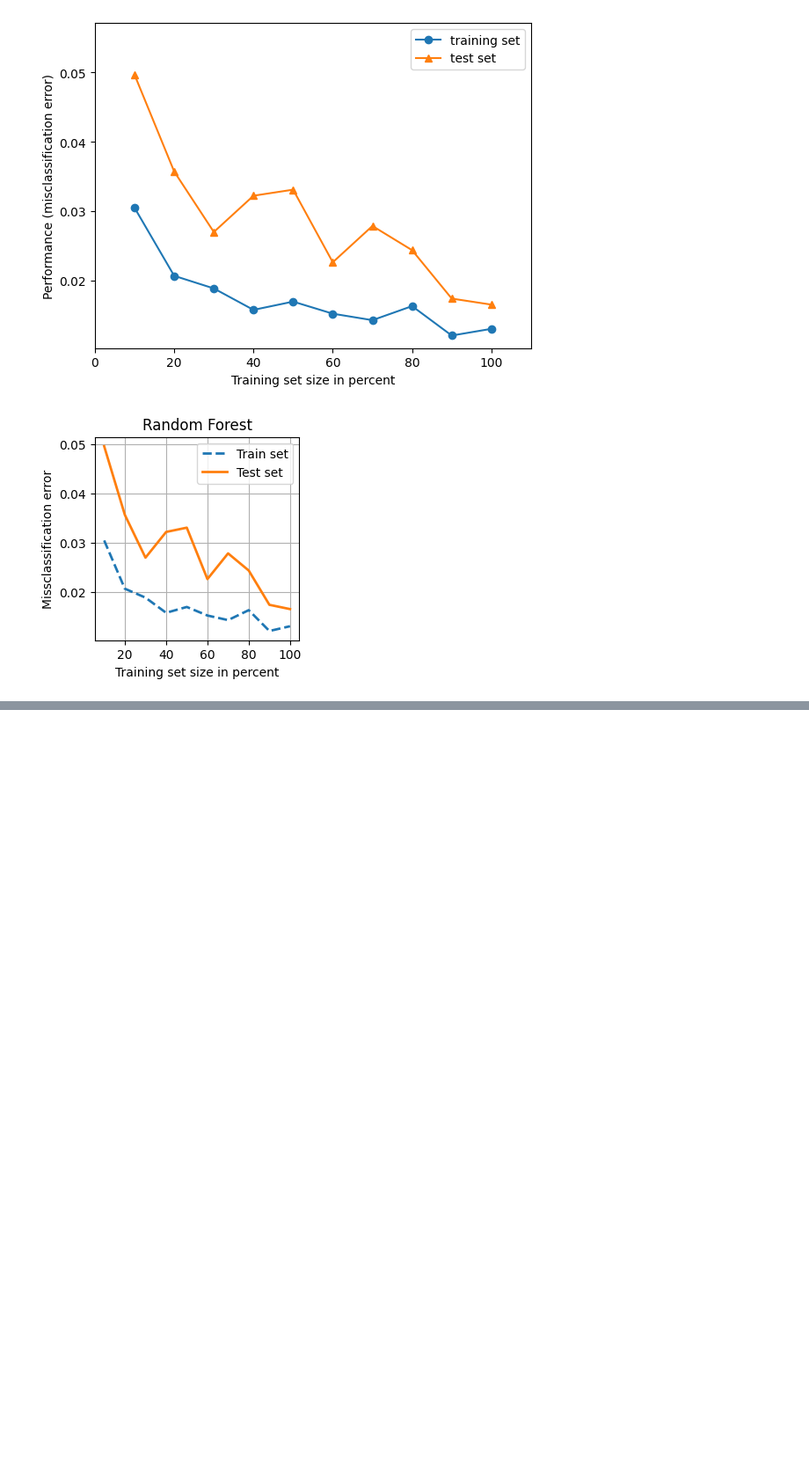
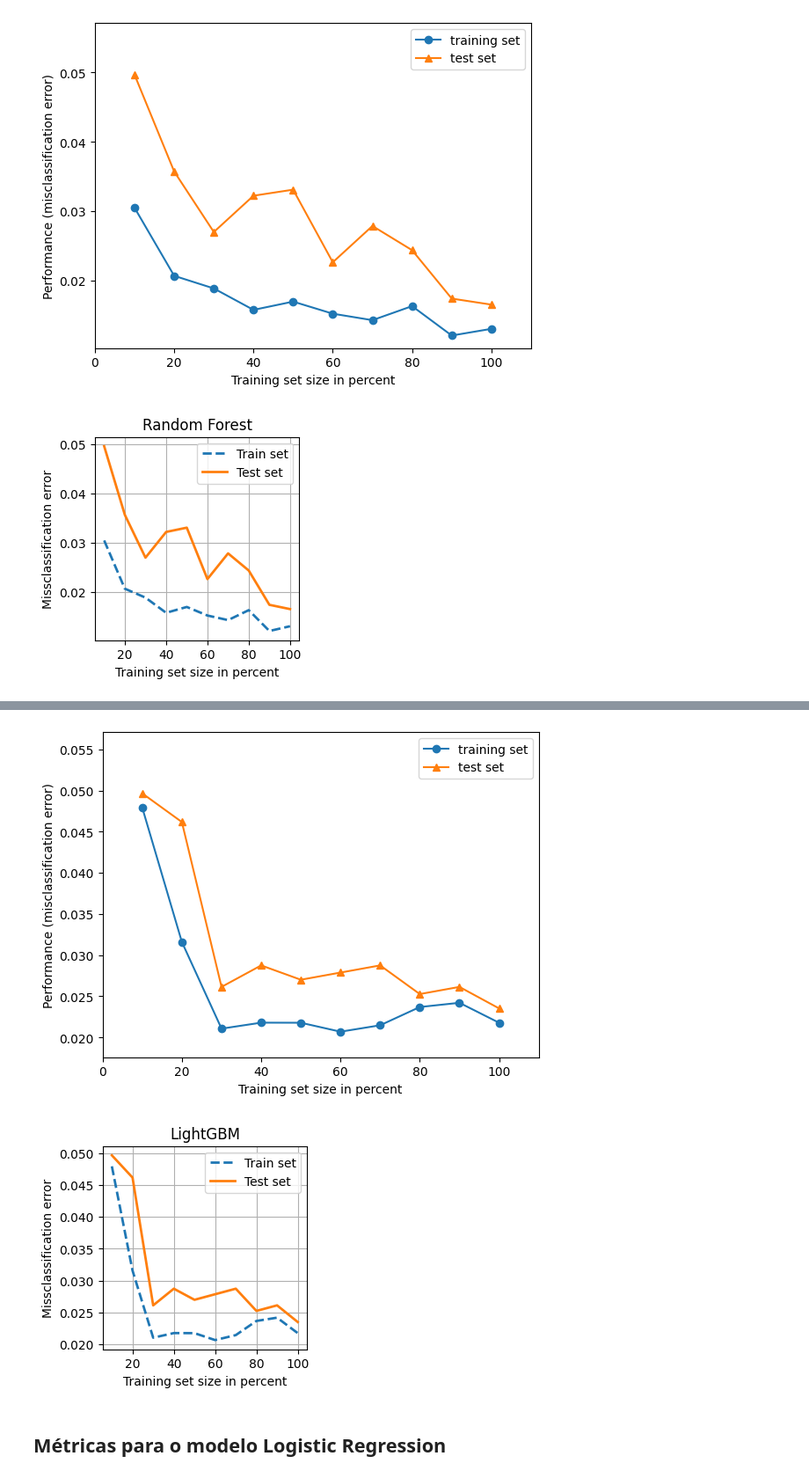
Before and after one commit to cilab-ufersa/euthyroid_sick_syndrome, a Jupyter notebook: euthyroid_sick_syndrome/ICISNA23.ipynb, the cells around one changed output, grey strips where cells are left out. Shown at 88% size. Saved outputs shown, nothing was run; the diff lists cells and outputs as text; code cells hidden in the pictures; blank space fills up the shorter version.

```diff
--- a/euthyroid_sick_syndrome/ICISNA23.ipynb
+++ b/euthyroid_sick_syndrome/ICISNA23.ipynb
@@ -51,0 +69,7 @@ fig = miss_classification(input_train, output_train, input_test, output_test, mo
+# %%
+fig = miss_classification(input_train, output_train, input_test, output_test, model_light, title='LightGBM', labelx='Training set size in percent', labely='Missclassification error', label1='Train set', label2='Test set')
+# %% [output]
+[figure, added]
+[figure, added]
+# %% [markdown]
+## Métricas para o modelo Logistic Regression
```
Also changed, not shown: parts of 8 cells of this notebook.
